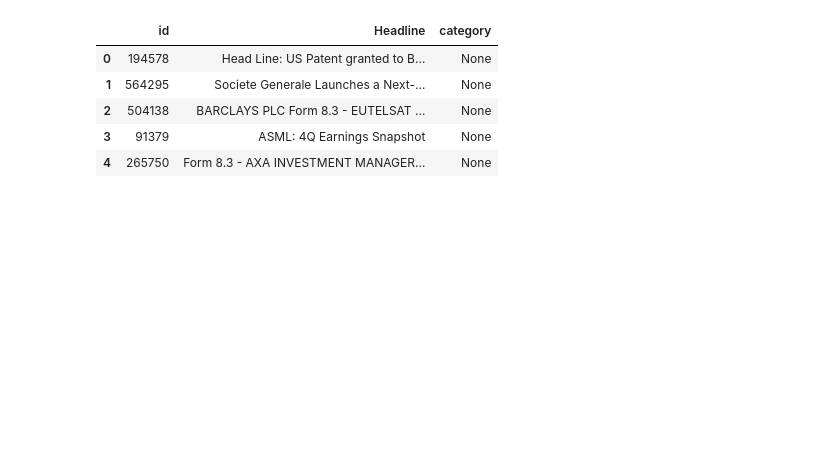
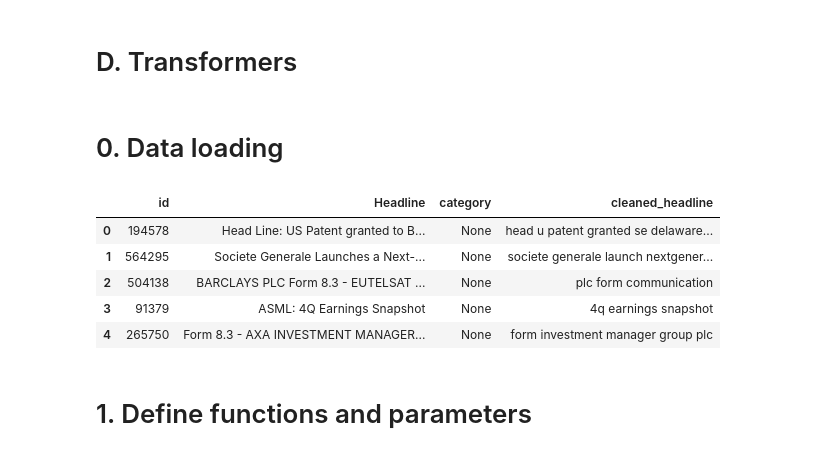
Before and after one commit to atyvaert/classifying_competitive_actions, a Jupyter notebook: src/Transformers.ipynb, the cells around one changed output. Saved outputs shown, nothing was run; the diff lists cells and outputs as text; code cells hidden in the pictures; blank space fills up the shorter version.

```diff
--- a/src/Transformers.ipynb
+++ b/src/Transformers.ipynb
@@ -49,16 +1,4 @@ warnings.filterwarnings("ignore")
-# %%
-# Change to Working Directory with Training Data #
-os.chdir("/Users/Artur/Desktop/thesis_HIR_versie5/coding")
-
-# Load Training Data #
-df_train = pd.read_csv("./data/train_adjusted.csv", header = 0)
-
-# inspect the data
-df_train.head(5)
-# %% [output]
-|  | id | Headline | category |
-| 0 | 194578 | Head Line: US Patent granted to B... | None |
-| 1 | 564295 | Societe Generale Launches a Next-... | None |
-| 2 | 504138 | BARCLAYS PLC Form 8.3 - EUTELSAT ... | None |
-| 3 | 91379 | ASML: 4Q Earnings Snapshot | None |
-| 4 | 265750 | Form 8.3 - AXA INVESTMENT MANAGER... | None |
+# %% [markdown]
+# D. Transformers
+# %% [markdown]
+# 0. Data loading
@@ -64,0 +54,20 @@ df_train.head(5)
+# %%
+# Change to Working Directory with Training Data #
+#os.chdir("/Users/Artur/Desktop/thesis_HIR_versie5/coding")
+os.chdir("/Users/juarel/Desktop/studies artur/thesis_HIR/coding")
+
+# Load the preprocessed data #
+df_train = pd.read_csv("./data/gold_data/train.csv", header = 0)
+df_test = pd.read_csv("./data/gold_data/test.csv", header = 0)
+
+# inspect the data
+df_train.head(5)
+# %% [output]
+|  | id | Headline | category | cleaned_headline |
+| 0 | 194578 | Head Line: US Patent granted to B... | None | head u patent granted se delaware... |
+| 1 | 564295 | Societe Generale Launches a Next-... | None | societe generale launch nextgener... |
+| 2 | 504138 | BARCLAYS PLC Form 8.3 - EUTELSAT ... | None | plc form communication |
+| 3 | 91379 | ASML: 4Q Earnings Snapshot | None | 4q earnings snapshot |
+| 4 | 265750 | Form 8.3 - AXA INVESTMENT MANAGER... | None | form investment manager group plc |
+# %% [markdown]
+# 1. Define functions and parameters
```
Also changed, not shown: parts of 331 cells of this notebook, 11 other files.
